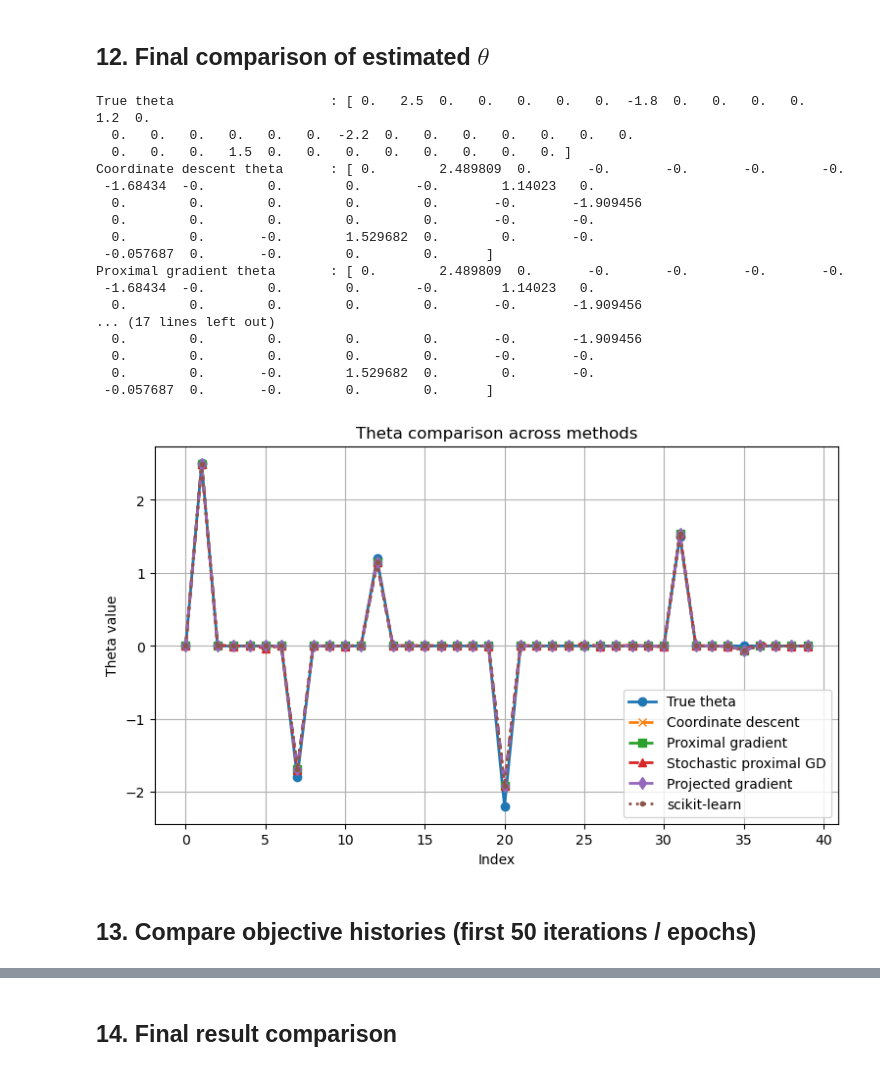
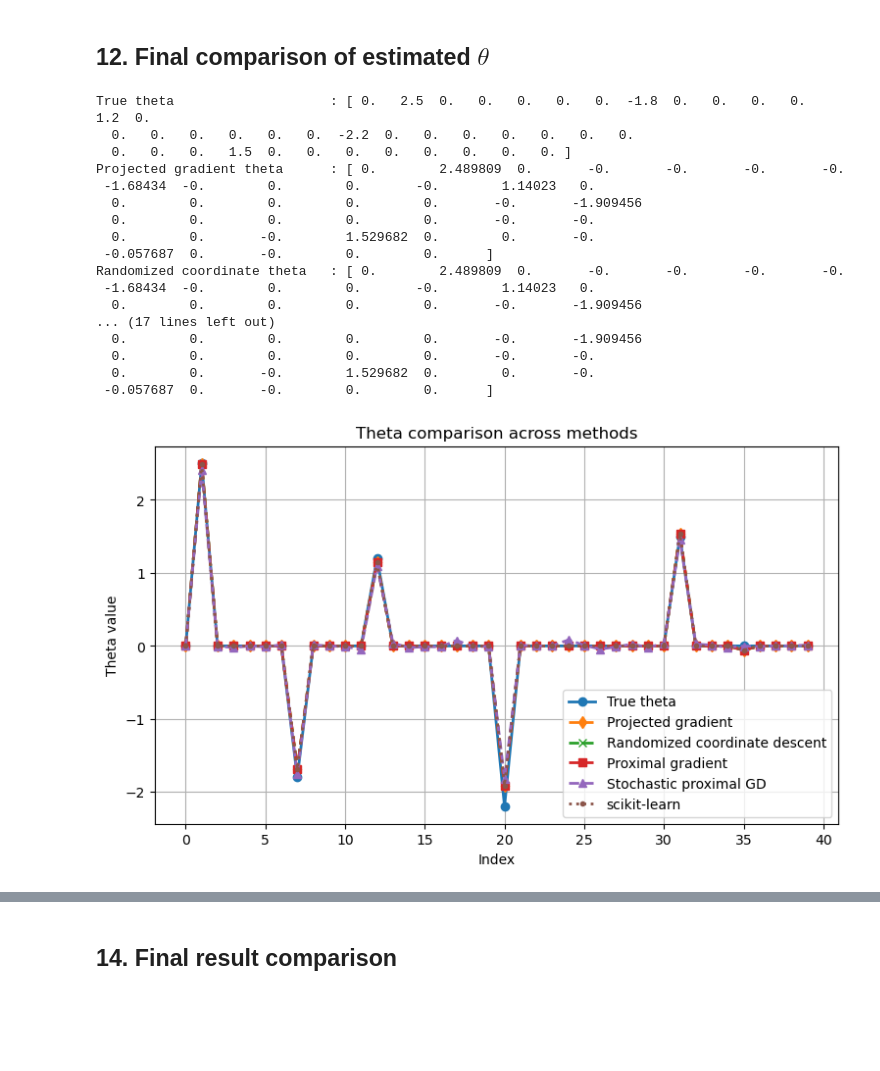
Before and after one commit to zijguo/zijguo.github.io, a Jupyter notebook: teaching/StaOpt/lasso_regression.ipynb, the cells around one changed output, grey strips where cells are left out. Drawn from its saved outputs; the diff is of its cells as text; code cells hidden in the pictures; blank space fills up the shorter version.

```diff
--- a/teaching/StaOpt/lasso_regression.ipynb
+++ b/teaching/StaOpt/lasso_regression.ipynb
@@ -204,0 +304,26 @@ coordinate descent updates one entry at a time and uses the scalar soft-threshol
+# %%
+lam = 0.15
+
+# Use a matched l1 radius from a high-accuracy penalized Lasso baseline.
+lasso_sk = Lasso(alpha=lam, fit_intercept=False, max_iter=100000, tol=1e-10)
+lasso_sk.fit(X_scaled, y_centered)
+theta_sklearn = lasso_sk.coef_
+tau = np.linalg.norm(theta_sklearn, ord=1)
+
+res_proj = lasso_projected_gradient(
+    X_scaled,
+    y_centered,
+    tau=tau,
+    gamma=None,
+    max_iter=10000,
+    tol=1e-10,
+)
+
+y_hat_proj = predict_from_standardized_fit(X, res_proj["theta"], stats)
+y_hat_sk = predict_from_standardized_fit(X, theta_sklearn, stats)
+
+mse_proj = mean_squared_error(y, y_hat_proj)
+mse_sk = mean_squared_error(y, y_hat_sk)
+
+print("lambda =", lam)
+print("matched tau =", tau)
@@ -247,13 +502,12 @@ def lasso_coordinate_descent(X, y, lam, max_iter=5000, tol=1e-10):
     }
 # %%
-lam = 0.15
-
-res_cd = lasso_coordinate_descent(
+res_cd = lasso_randomized_coordinate_descent(
     X_scaled,
     y_centered,
     lam=lam,
-    max_iter=5000,
+    max_iter=50000,
     tol=1e-10,
+    random_state=0,
 )
 
 y_hat_cd = predict_from_standardized_fit(X, res_cd["theta"], stats)
@@ -346,6 +628,7 @@ res_pg = lasso_proximal_gradient(
     X_scaled,
     y_centered,
     lam=lam,
+    gamma=None,
     max_iter=10000,
     tol=1e-10,
 )
@@ -453,10 +767,10 @@ res_spg = lasso_stochastic_proximal_gradient(
     X_scaled,
     y_centered,
     lam=lam,
-    epochs=50,
-    eta0=0.15,
+    max_iter=5000,
+    gamma0=0.15,
     decay=0.05,
-    batch_size=1,
+    tol=1e-10,
     random_state=123,
 )
 
@@ -626,22 +816,22 @@ Estimated theta     : [ 0.        2.489809  0.       -0.       -0.       -0.
 ## 12. Final comparison of estimated $\theta$
 # %%
 print("True theta                    :", theta_true)
-print("Coordinate descent theta      :", res_cd["theta"])
+print("Projected gradient theta      :", res_proj["theta"])
+print("Randomized coordinate theta   :", res_cd["theta"])
 print("Proximal gradient theta       :", res_pg["theta"])
 print("Stochastic proximal GD theta  :", res_spg["theta"])
-print("Projected gradient theta      :", res_proj["theta"])
 print("scikit-learn theta            :", theta_sklearn)
 # %% [output]
 True theta                    : [ 0.   2.5  0.   0.   0.   0.   0.  -1.8  0.   0.   0.   0.   1.2  0.
   0.   0.   0.   0.   0.   0.  -2.2  0.   0.   0.   0.   0.   0.   0.
   0.   0.   0.   1.5  0.   0.   0.   0.   0.   0.   0.   0. ]
-Coordinate descent theta      : [ 0.        2.489809  0.       -0.       -0.       -0.       -0.
+Projected gradient theta      : [ 0.        2.489809  0.       -0.       -0.       -0.       -0.
  -1.68434  -0.        0.        0.       -0.        1.14023   0.
   0.        0.        0.        0.        0.       -0.       -1.909456
   0.        0.        0.        0.        0.       -0.       -0.
   0.        0.       -0.        1.529682  0.        0.       -0.
  -0.057687  0.       -0.        0.        0.      ]
-Proximal gradient theta       : [ 0.        2.489809  0.       -0.       -0.       -0.       -0.
+Randomized coordinate theta   : [ 0.        2.489809  0.       -0.       -0.       -0.       -0.
  -1.68434  -0.        0.        0.       -0.        1.14023   0.
   0.        0.        0.        0.        0.       -0.       -1.909456
 ... (17 lines left out)
@@ -652,18 +842,16 @@ Proximal gradient theta       : [ 0.        2.489809  0.       -0.       -0.
 # %%
 plt.figure(figsize=(9, 5))
 plt.plot(theta_true, marker="o", linewidth=2, label="True theta")
-plt.plot(res_cd["theta"], marker="x", linestyle="--", linewidth=2, label="Coordinate descent")
+plt.plot(res_proj["theta"], marker="d", linestyle="--", linewidth=2, label="Projected gradient")
+plt.plot(res_cd["theta"], marker="x", linestyle="--", linewidth=2, label="Randomized coordinate descent")
 plt.plot(res_pg["theta"], marker="s", linestyle="--", linewidth=2, label="Proximal gradient")
 plt.plot(res_spg["theta"], marker="^", linestyle="--", linewidth=2, label="Stochastic proximal GD")
-plt.plot(res_proj["theta"], marker="d", linestyle="--", linewidth=2, label="Projected gradient")
 plt.plot(theta_sklearn, marker=".", linestyle=":", linewidth=2, label="scikit-learn")
 plt.xlabel("Index")
 plt.ylabel("Theta value")
 plt.title("Theta comparison across methods")
 plt.legend()
 plt.grid(True)
 plt.show()
 # %% [output]
-[figure, old version]
+[figure, new version]
-# %% [markdown]
-## 13. Compare objective histories (first 50 iterations / epochs)
```
Also changed, not shown: parts of 34 cells of this notebook, 1 other file.
